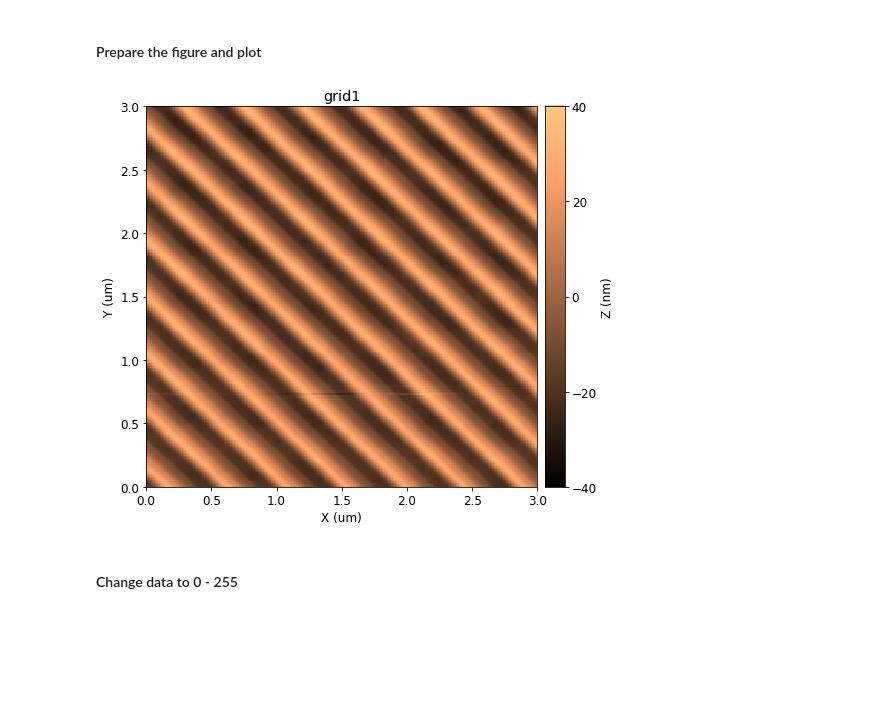
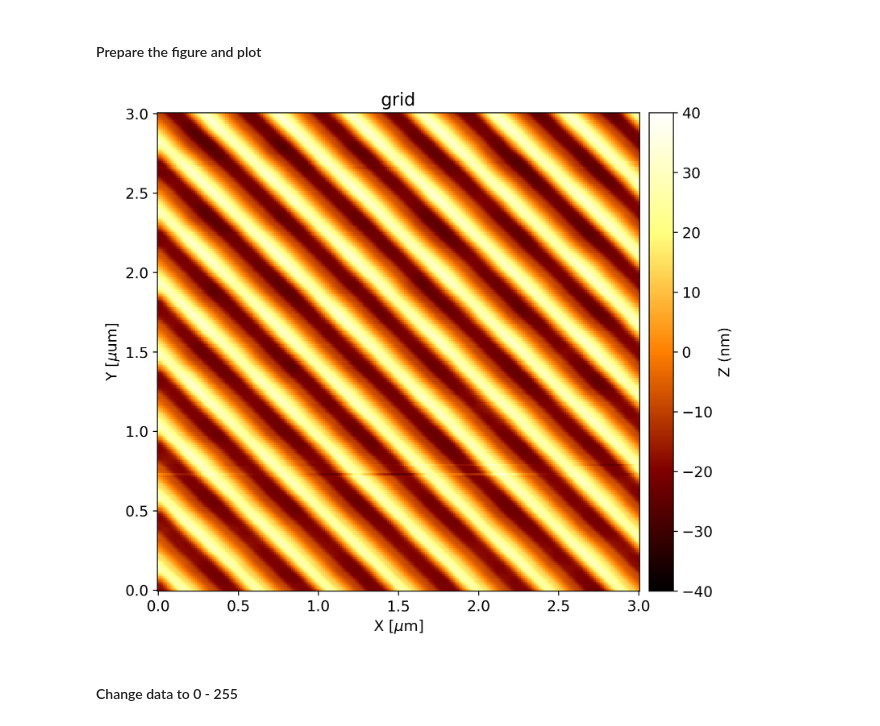
Before and after one commit to syrupface/NSFopen, a Jupyter notebook: NSFopen/example/Sharpen_Image/Sharpen Image.ipynb, the cells around one changed output. Drawn from its saved outputs; the diff is of its cells as text; code cells hidden in the pictures; blank space fills up the shorter version.

```diff
--- a/NSFopen/example/Sharpen_Image/Sharpen Image.ipynb
+++ b/NSFopen/example/Sharpen_Image/Sharpen Image.ipynb
@@ -67,27 +52,29 @@ def laplacian_sharp(image, ddepth = cv.CV_16S, kernel_size=3, amount = 0.5):
 # %%
-filename = 'grid1.nid'
-signal_to_plot = 'Z-Axis' # 'Phase', 'Amplitude', 'Z-Axis', 'Z-Axis Sensor' there could be more, i.e. 2nd lock-in signal, etc.
+filename = 'grid.nid'
+
+signals = ['Topography','Z-Axis','Z-Axis Sensor'] # 'Amplitude', there could be more, i.e. 2nd lock-in signal, etc.
 scan_direction = 'Forward' # 'Forward', 'Backward', '2nd Forward', '2nd Backward'
-what_to_plot = 'Image' # 'Image', 'Spec' or 'Sweep'
+scan_to_plot = 'Image' # 'Image', 'Spec' or 'Sweep'
 fitting_order = 1 # order of the fitting polynom
-fitting = True # Fit or not
+fitting = True # Use line fit or not
 # %% [markdown]
 #### Build X, Y axes and read data
 # %%
-alldata = afmreader(filename, verbose = False).data
-rawdata0 = alldata[what_to_plot][scan_direction][signal_to_plot]*1e9 # nm
-rawdata = np.array(rawdata0, dtype = 'float')
+afm = read(filename, verbose = False)
+data = afm.data
 
-param = afmreader(filename, verbose = False).param
+available_channels = list(data[scan_to_plot][scan_direction].index)
+signal_to_plot = [i for i in available_channels if i in signals][0]
+
+rawdata = data[scan_to_plot][scan_direction][signal_to_plot]*1e9 # nm
+
+param = afm.param
 xrange = param['X']['range'][0]
 yrange = param['Y']['range'][0]
 
 dict_key = filename.split(".nid")[0]
-
-xaxis = np.linspace(0, xrange*1E6, len(rawdata[0]))
-
-
-yaxis = np.linspace(0, yrange*1E6, len(rawdata))
+xaxis = np.linspace(0, xrange*1e6, len(rawdata[0]))
+yaxis = np.linspace(0, yrange*1e6, len(rawdata))
 
 if fitting:
     data = fittingFunc(rawdata, xaxis, fitting_order)
@@ -98,27 +85,27 @@ else:
 # %%
 force_limits = True # in case of glitches and spikes in the plots, make it False in the beginning
 
-xlbl = 'X (um)'
-ylbl = 'Y (um)'
-fig, axarr = plt.subplots(1, 1, figsize=(7.5,7))
+xlbl = 'X [$\mu$m]'
+ylbl = 'Y [$\mu$um]'
+fig, axarr = plt.subplots(1, 1, figsize=(7.5,7), dpi=300)
 
 vmin = -40
 vmax = 40
-cmap = plt.get_cmap('copper')
+cmap = 'afmhot'
 
 im = axarr.pcolormesh(xaxis, yaxis, data, cmap = cmap, shading='auto')
 if force_limits:
     im.set_clim(vmin = vmin, vmax = vmax)
 
 axarr.set_title(filename.split(".nid")[0])
 axarr.set(xlabel=xlbl, ylabel=ylbl)
 ax_divider = make_axes_locatable(axarr)
 cax = ax_divider.append_axes("right", size="5%", pad="2%")
-p = colorbar(im, cax=cax)
+p = plt.colorbar(im, cax=cax)
 p.ax.set_ylabel("Z (nm)")
 plt.show()
 # %% [output]
-[figure, old version]
+[figure, new version]
 # %% [markdown]
 #### Change data to 0 - 255
 # %%
```
Also changed, not shown: parts of 4 cells of this notebook, 55 other files.
